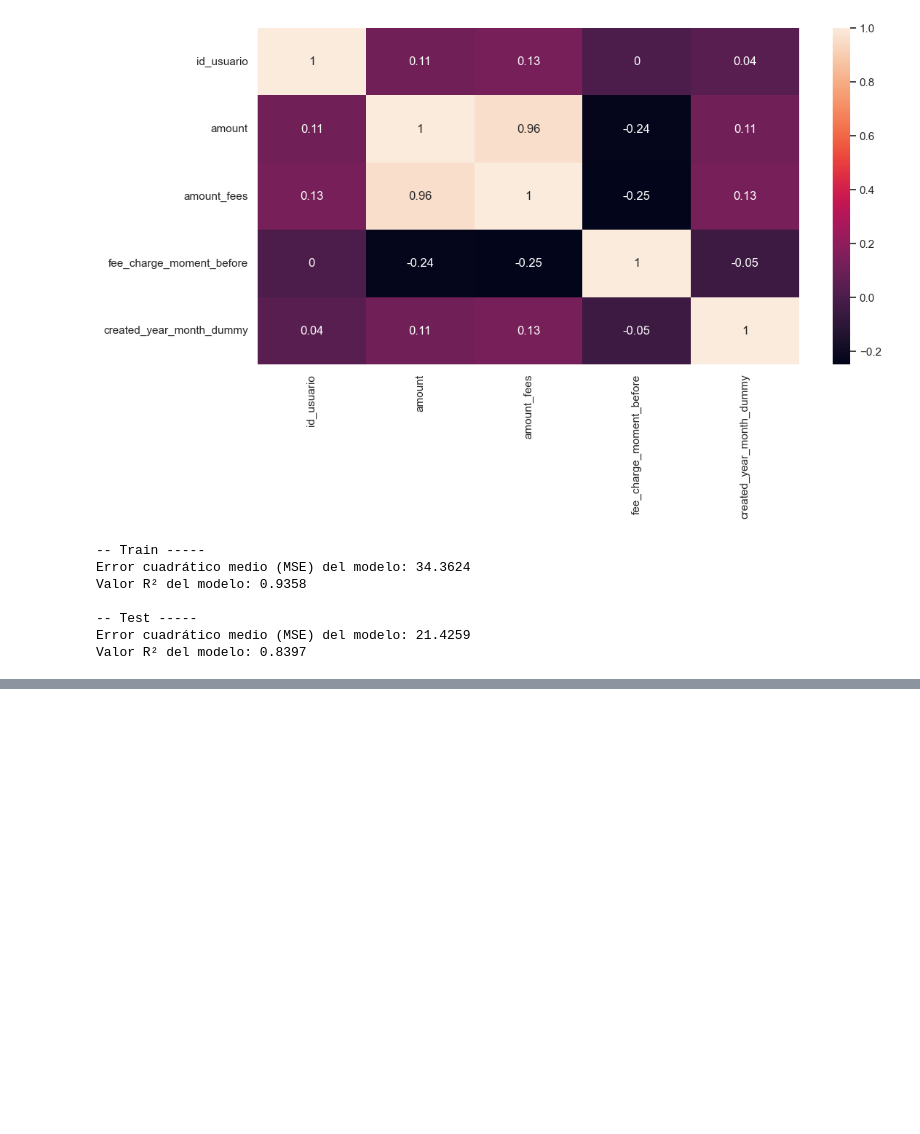
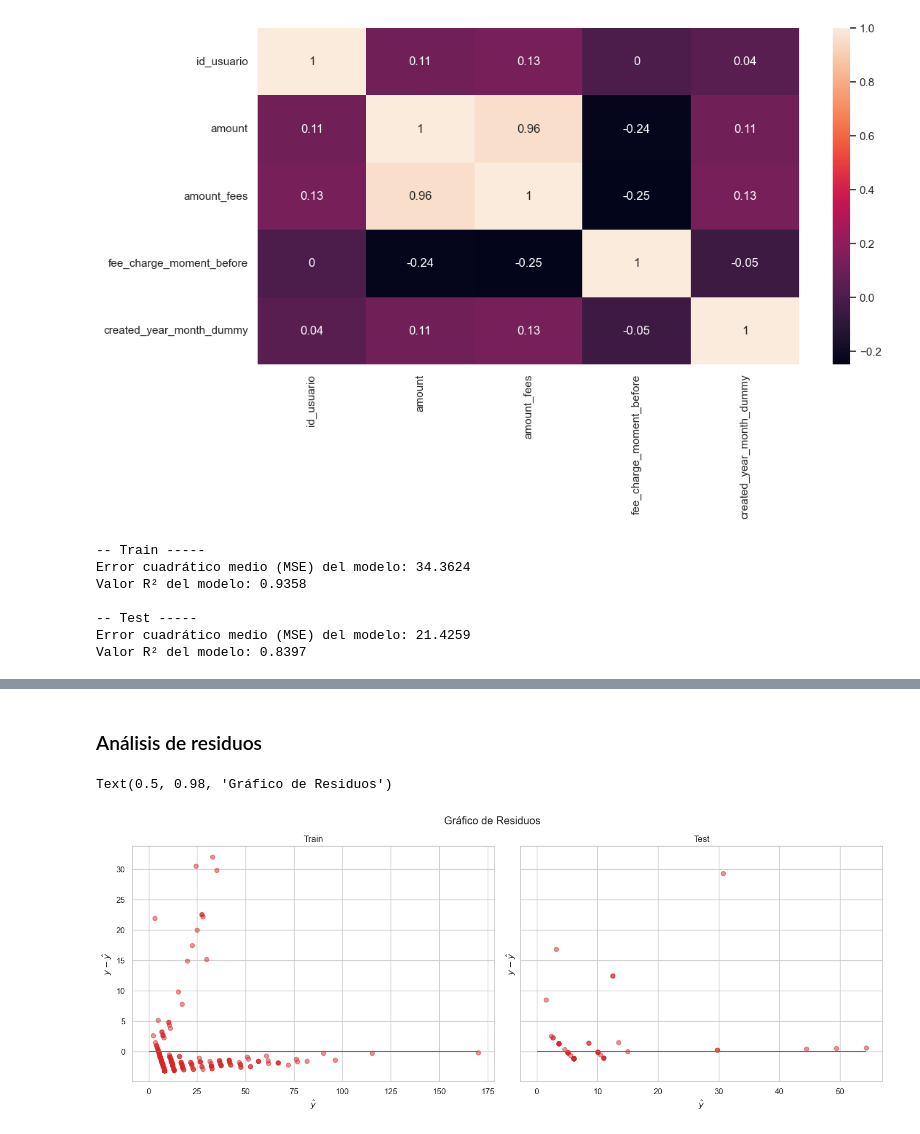
Before and after one commit to DataScience-UOC-projects/monayvi, a Jupyter notebook: notebooks/regresion.ipynb, the cells around one changed output, grey strips where cells are left out. Cells and saved outputs as stored; diff of their text form; code cells hidden in the pictures; blank space fills up the shorter version.

```diff
--- a/notebooks/regresion.ipynb
+++ b/notebooks/regresion.ipynb
@@ -282,0 +318,29 @@ Valor R² del modelo: 0.8397
+# %% [markdown]
+### Análisis de residuos
+# %%
+# plt.figure(figsize=(10, 6))
+# sns.scatterplot(x=y_train_pred, y=y_train - y_train_pred, alpha=0.7)
+# plt.hlines(y=0, xmin=0, xmax=y_train_pred.max())
+# plt.title('Gráfico de residuos')
+# plt.xlabel('$\hat y$')
+# plt.ylabel('$y - \hat y$')
+
+fig, axs = plt.subplots(1, 2, figsize=(15, 6), sharey=True)
+
+axs[0].scatter(x=y_train_pred, y=y_train - y_train_pred, c='tab:red', alpha=0.5)
+axs[0].hlines(y=0, xmin=0, xmax=y_train_pred.max())
+axs[0].set_title('Train')
+axs[0].set_xlabel('$\hat y$')
+axs[0].set_ylabel('$y - \hat y$')
+
+axs[1].scatter(x=y_test_pred, y=y_test - y_test_pred, c='tab:red', alpha=0.5)
+axs[1].hlines(y=0, xmin=0, xmax=y_test_pred.max())
+axs[1].set_title('Test')
+axs[1].set_xlabel('$\hat y$')
+axs[1].set_ylabel('$y - \hat y$')
+
+plt.tight_layout(rect=[0, 0.03, 1, 0.95]) #rect=[left, bottom, right, top]
+fig.suptitle('Gráfico de Residuos')
+# %% [output]
+Text(0.5, 0.98, 'Gráfico de Residuos')
+[figure, added]
```
Also changed, not shown: parts of 6 cells of this notebook, 20 other files.
